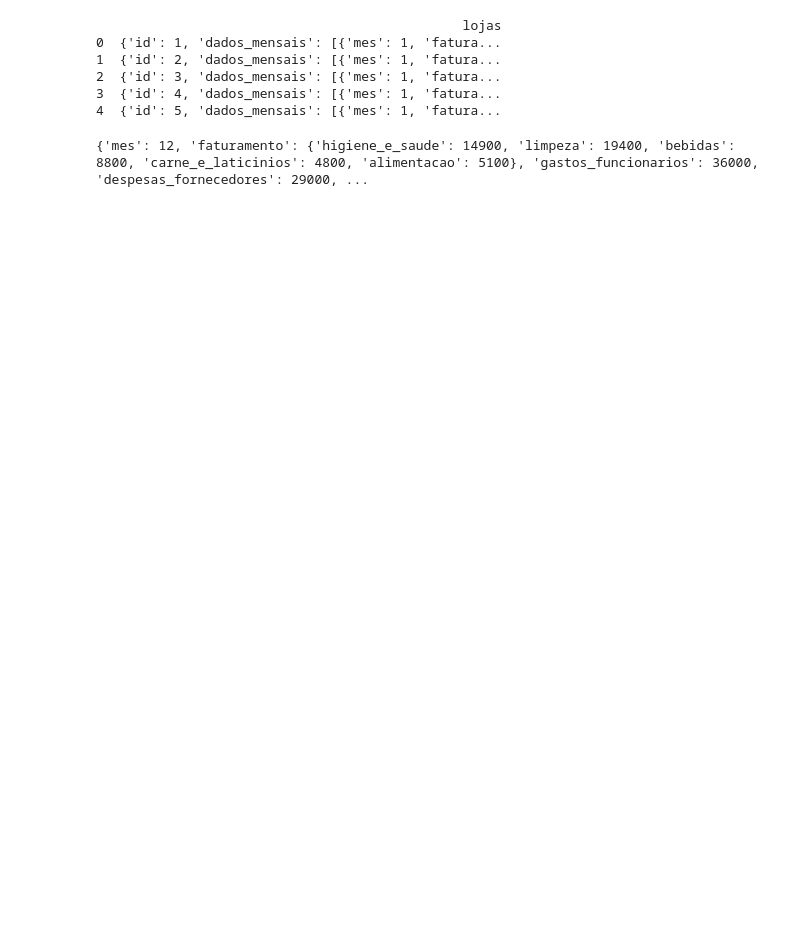
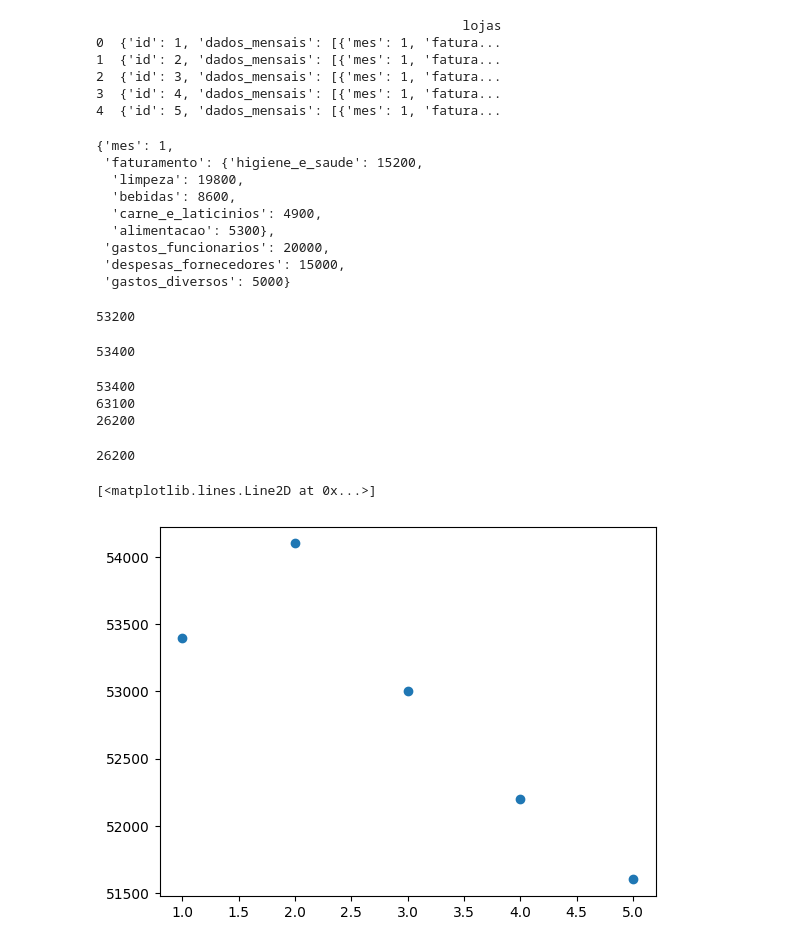
Before and after one commit to CapellaInfo/python_senai, a Jupyter notebook: PythonClass15/dashboardsPython.ipynb, the cells around one changed output. Saved outputs shown, nothing was run; the diff lists cells and outputs as text; code cells hidden in the pictures; blank space fills up the shorter version.

Commit message:
matplotlib

```diff
--- a/PythonClass15/dashboardsPython.ipynb
+++ b/PythonClass15/dashboardsPython.ipynb
@@ -11,6 +12,7 @@ print(df_supermarket.head())
 3  {'id': 4, 'dados_mensais': [{'mes': 1, 'fatura...
 4  {'id': 5, 'dados_mensais': [{'mes': 1, 'fatura...
 # %%
+# Faturamento por loja por mês
 def extrair_dados_loja(loja_id, mes):
     for loja in df_supermarket['lojas']:
         if loja['id'] == loja_id:
@@ -20,6 +22,75 @@ def extrair_dados_loja(loja_id, mes):
     return None
 
 
-extrair_dados_loja(3,12)
+extrair_dados_loja(1,1)
 # %% [output]
-{'mes': 12, 'faturamento': {'higiene_e_saude': 14900, 'limpeza': 19400, 'bebidas': 8800, 'carne_e_laticinios': 4800, 'alimentacao': 5100}, 'gastos_funcionarios': 36000, 'despesas_fornecedores': 29000, ...
+{'mes': 1,
+ 'faturamento': {'higiene_e_saude': 15200,
+  'limpeza': 19800,
+  'bebidas': 8600,
+  'carne_e_laticinios': 4900,
+  'alimentacao': 5300},
+ 'gastos_funcionarios': 20000,
+ 'despesas_fornecedores': 15000,
+ 'gastos_diversos': 5000}
+# %%
+# Faturamento total por loja por mês
+def extrair_faturamento_loja(loja_id, mes):
+    for loja in df_supermarket['lojas']:
+        if loja['id'] == loja_id:
+            for dados_mensais in loja['dados_mensais']:
+                if dados_mensais['mes'] == mes:
+                    for faturamento_total in dados_mensais['faturamento']:
+                        faturamento_total = sum(dados_mensais['faturamento'].values())
+                        return faturamento_total
+    return None
+
+
+extrair_faturamento_loja(3,2)
+# %% [output]
+53200
+# %%
+# Faturamento loja por ano
+def extrair_faturamento_loja_ano(loja_id):
+    for loja in df_supermarket['lojas']:
+        if loja['id'] == loja_id:
+            for dados_mensais in loja['dados_mensais']:
+                for faturamento_mensal in dados_mensais['faturamento']:
+                    faturamento_mensal = sum(dados_mensais['faturamento'].values())
+    return faturamento_mensal
+
+extrair_faturamento_loja_ano(1)
+# %% [output]
+53400
+# %%
+# Lucro loja por ano
+def extrair_lucro_loja_ano(loja_id):
+    for loja in df_supermarket['lojas']:
+        if loja['id'] == loja_id:
+            faturamento_mes = 0
+            lucro_anual = 0
+            for dados_mensais in loja['dados_mensais']:
+                faturamento_mes =  sum(dados_mensais['faturamento'].values())
+                gastos_mes = dados_mensais['gastos_funcionarios'] + dados_mensais['despesas_fornecedores'] + dados_mensais['gastos_diversos']
+                lucro_anual += (faturamento_mes - gastos_mes)
+            print(faturamento_mes)
+            print(gastos_mes)
+            print(lucro_anual)
+    return lucro_anual
+
+extrair_lucro_loja_ano(1)
+# %% [output]
+53400
+63100
+26200
+26200
+# %%
+lojas = range(1,6)
+faturamento = []
+for i in lojas:
+    faturamento.append(extrair_faturamento_loja_ano(i))
+
+plt.plot(lojas, faturamento, 'o')
+# %% [output]
+[<matplotlib.lines.Line2D at 0x...>]
+[figure, added]
```
Also changed, not shown: parts of 2 cells of this notebook, 1 other file.
